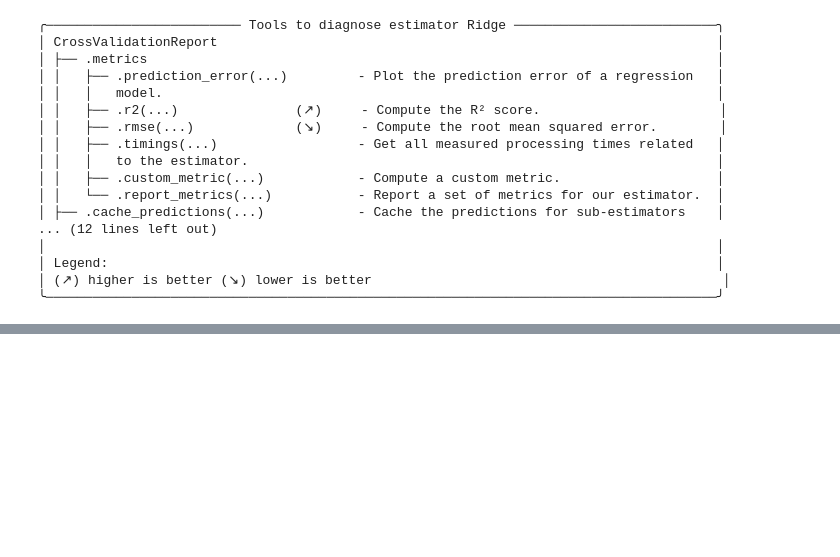
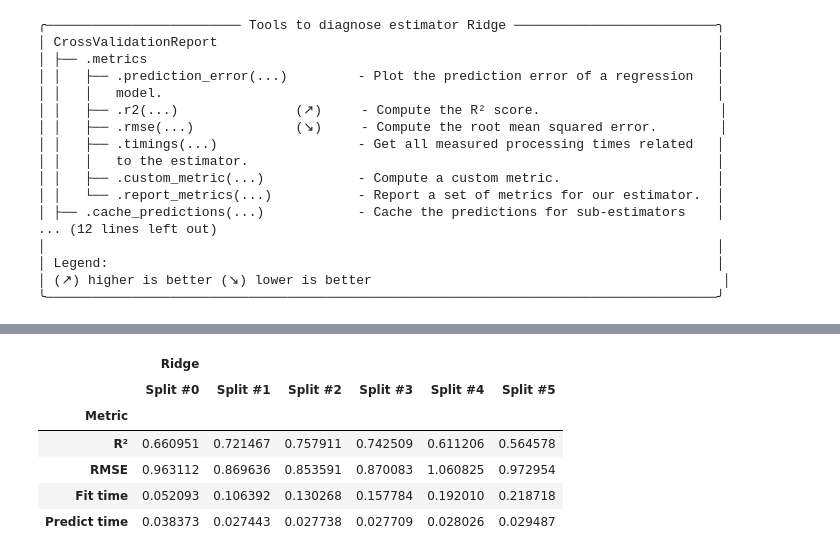
Before and after one commit to ramp-kits/bike_counters_skore, a Jupyter notebook: bike_counters_starting_kit.ipynb, the cells around one changed output, grey strips where cells are left out. Saved outputs shown, nothing was run; the diff lists cells and outputs as text; code cells hidden in the pictures; blank space fills up the shorter version.

```diff
--- a/bike_counters_starting_kit.ipynb
+++ b/bike_counters_starting_kit.ipynb
@@ -546,0 +547,3 @@ cv_report.metrics.report_metrics(data_source="test")
+# %%
+cv_report.metrics.report_metrics(data_source="test", aggregate=None)
+# %% [output]
@@ -546,0 +552,7 @@ cv_report.metrics.report_metrics(data_source="test")
+|  | Ridge |  |  |  |  |  |
+|  | Split #0 | Split #1 | Split #2 | Split #3 | Split #4 | Split #5 |
+| Metric |  |  |  |  |  |  |
+| R² | 0.660951 | 0.721467 | 0.757911 | 0.742509 | 0.611206 | 0.564578 |
+| RMSE | 0.963112 | 0.869636 | 0.853591 | 0.870083 | 1.060825 | 0.972954 |
+| Fit time | 0.052093 | 0.106392 | 0.130268 | 0.157784 | 0.192010 | 0.218718 |
+| Predict time | 0.038373 | 0.027443 | 0.027738 | 0.027709 | 0.028026 | 0.029487 |
```
Also changed, not shown: parts of 10 cells of this notebook.
